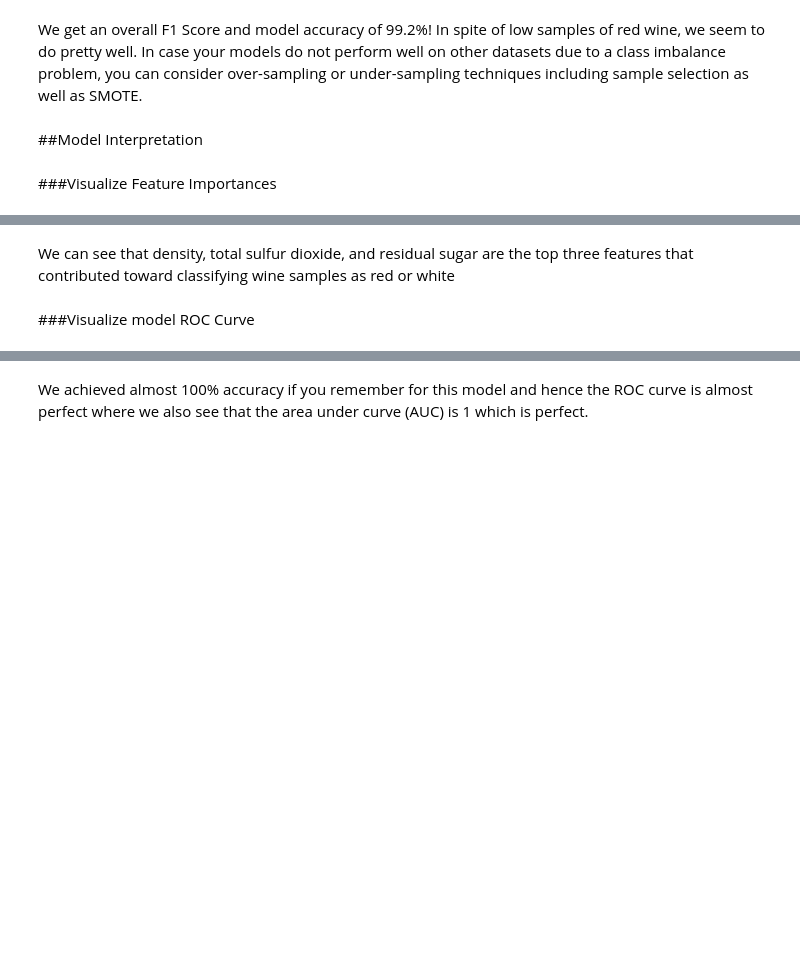
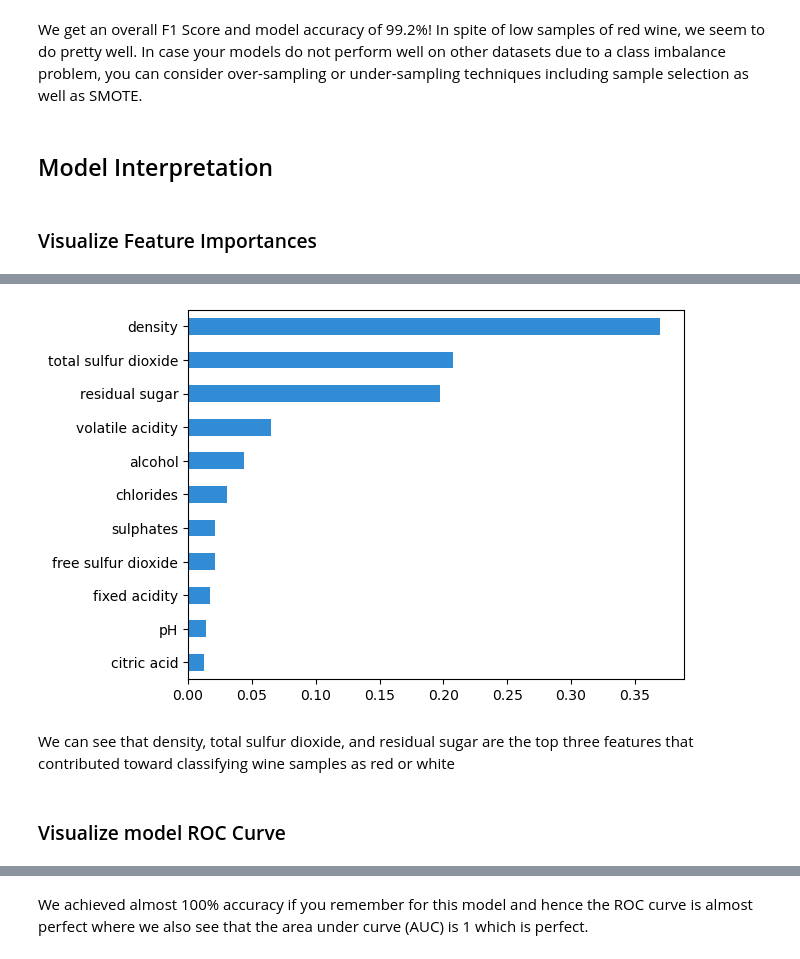
Before and after one commit to udel-cbcb/NIGMS-Sandbox-UD, a Jupyter notebook: Submodule_4/Exercises/Submodule_4_Exercise_2_Predicting_Wine_Types_Solution.ipynb, the cells around one changed output, grey strips where cells are left out. Drawn from its saved outputs; the diff is of its cells as text; code cells hidden in the pictures; blank space fills up the shorter version.

```diff
--- a/Submodule_4/Exercises/Submodule_4_Exercise_2_Predicting_Wine_Types_Solution.ipynb
+++ b/Submodule_4/Exercises/Submodule_4_Exercise_2_Predicting_Wine_Types_Solution.ipynb
@@ -256,13 +356,14 @@ datasets. We use the prefix **wtp_** in our variables to easily identify them as
 type prediction.
 # %%
-wtp_features = wines.iloc[:,:-3]
+wtp_features = wines.iloc[:, :-3]
 wtp_feature_names = wtp_features.columns
-wtp_class_labels = np.array(wines['wine_type'])
+wtp_class_labels = np.array(wines["wine_type"])
 
 # prepare train and test datasets
 
-wtp_train_X, wtp_test_X, wtp_train_y, wtp_test_y = train_test_split(wtp_features, wtp_class_labels,
-                                                                    test_size=0.3, random_state=42)
+wtp_train_X, wtp_test_X, wtp_train_y, wtp_test_y = train_test_split(
+    wtp_features, wtp_class_labels, test_size=0.3, random_state=42
+)
 
 print(Counter(wtp_train_y), Counter(wtp_test_y))
-print('Features:', list(wtp_feature_names))
+print("Features:", list(wtp_feature_names))
@@ -308,4 +434,4 @@ We get an overall F1 Score and model accuracy of 99.2%! In spite of low samples
 well on other datasets due to a class imbalance problem, you can consider over-sampling or under-sampling
 techniques including sample selection as well as SMOTE.
 # %% [markdown]
-##Model Interpretation
+## Model Interpretation
@@ -315,9 +438,11 @@ techniques including sample selection as well as SMOTE.
 # %% [markdown]
-###Visualize Feature Importances
+### Visualize Feature Importances
 # %%
-from skater.core.explanations import Interpretation
-from skater.model import InMemoryModel
-
 wtp_interpreter = Interpretation(wtp_test_SX, feature_names=wtp_features.columns)
-wtp_im_model = InMemoryModel(wtp_lr.predict_proba, examples=wtp_train_SX, target_names=wtp_lr.classes_)
-plots = wtp_interpreter.feature_importance.plot_feature_importance(wtp_im_model, ascending=False)
+wtp_im_model = InMemoryModel(
+    wtp_lr.predict_proba, examples=wtp_train_SX, target_names=wtp_lr.classes_
+)
+plots = wtp_interpreter.feature_importance.plot_feature_importance(
+    wtp_im_model, ascending=False
+)
+# %% [output]
@@ -324,7 +450,8 @@ plots = wtp_interpreter.feature_importance.plot_feature_importance(wtp_im_model,
+[figure, added]
 # %% [markdown]
 We can see that density, total sulfur dioxide, and residual sugar are the top three
 features that contributed toward classifying wine samples as red or white
 # %% [markdown]
-###Visualize model ROC Curve
+### Visualize model ROC Curve
 # %%
 plot_model_roc_curve(wtp_lr, wtp_test_SX, wtp_test_y)
```
Also changed, not shown: parts of 24 cells of this notebook.
